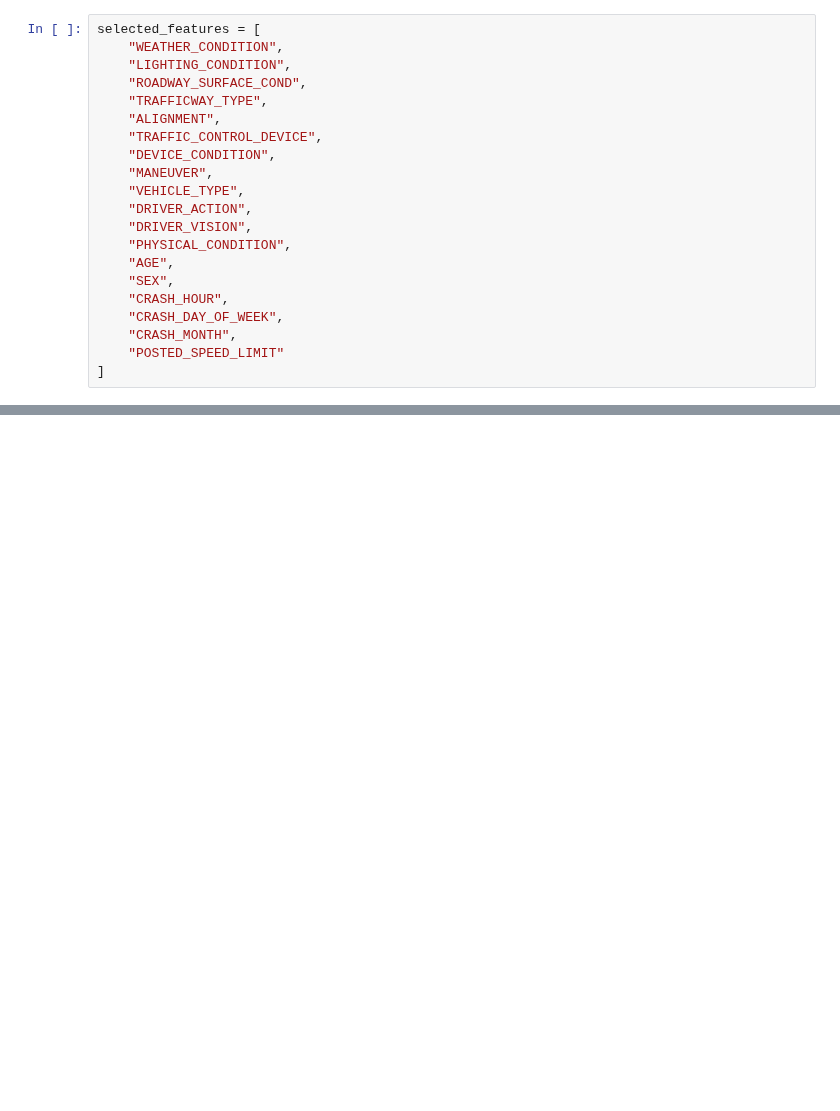
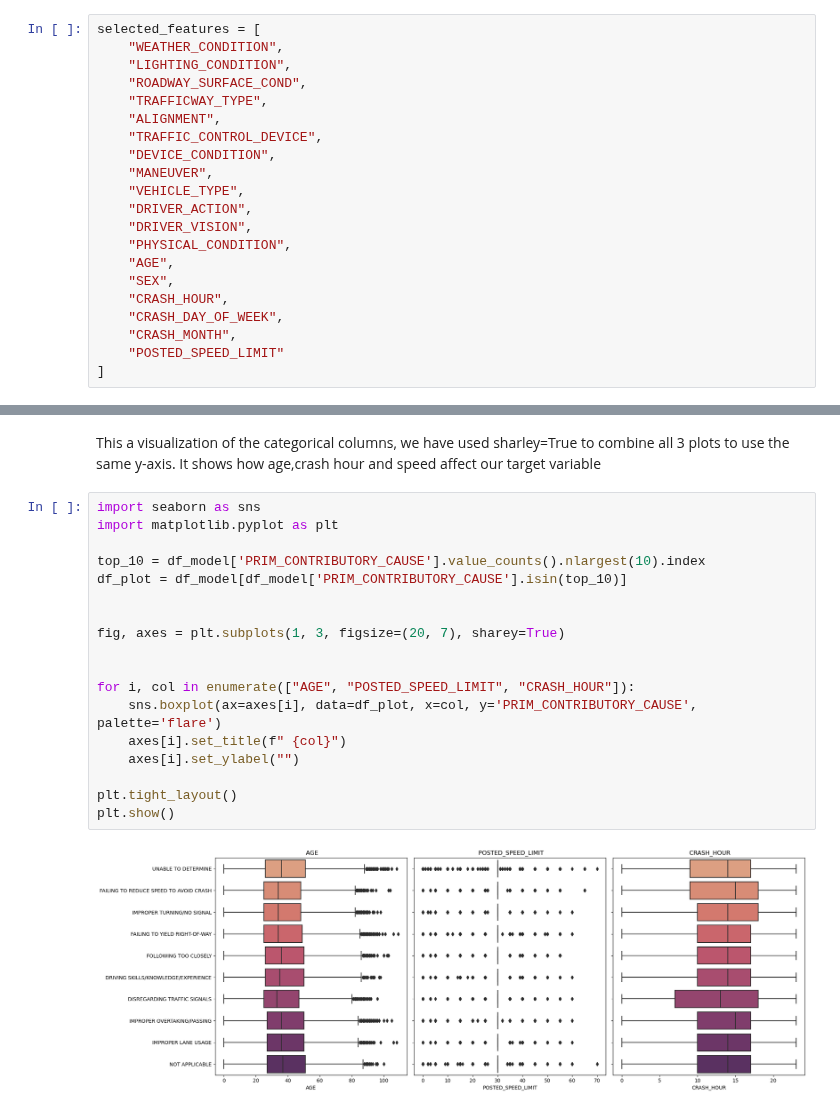
Before and after one commit to ChairoSolutions/Chicago-crash-cause-prediction, a Jupyter notebook: index.ipynb, the cells around one changed output, grey strips where cells are left out. Saved outputs shown, nothing was run; the diff lists cells and outputs as text; blank space fills up the shorter version.

```diff
--- a/index.ipynb
+++ b/index.ipynb
@@ -545,0 +588,23 @@ selected_features = [
+# %% [markdown]
+This a visualization of the categorical columns, we have used sharley=True to combine all 3 plots to use the same y-axis.
+It shows how age,crash hour and speed affect our target variable
+# %%
+import seaborn as sns
+import matplotlib.pyplot as plt
+
+top_10 = df_model['PRIM_CONTRIBUTORY_CAUSE'].value_counts().nlargest(10).index
+df_plot = df_model[df_model['PRIM_CONTRIBUTORY_CAUSE'].isin(top_10)]
+
+
+fig, axes = plt.subplots(1, 3, figsize=(20, 7), sharey=True)
+
+
+for i, col in enumerate(["AGE", "POSTED_SPEED_LIMIT", "CRASH_HOUR"]):
+    sns.boxplot(ax=axes[i], data=df_plot, x=col, y='PRIM_CONTRIBUTORY_CAUSE', palette='flare')
+    axes[i].set_title(f" {col}")
+    axes[i].set_ylabel("")
+
+plt.tight_layout()
+plt.show()
+# %% [output]
+[figure, added]
```
Also changed, not shown: parts of 5 cells of this notebook.
